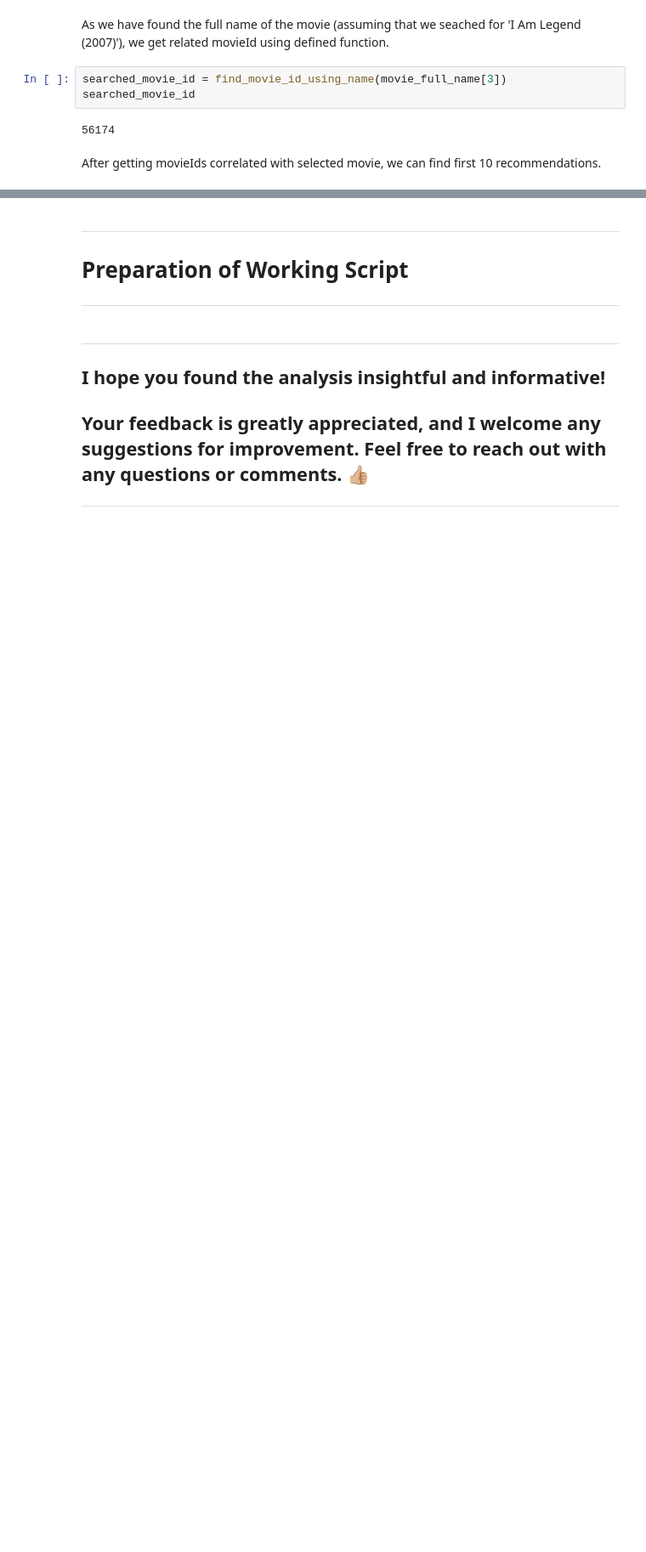
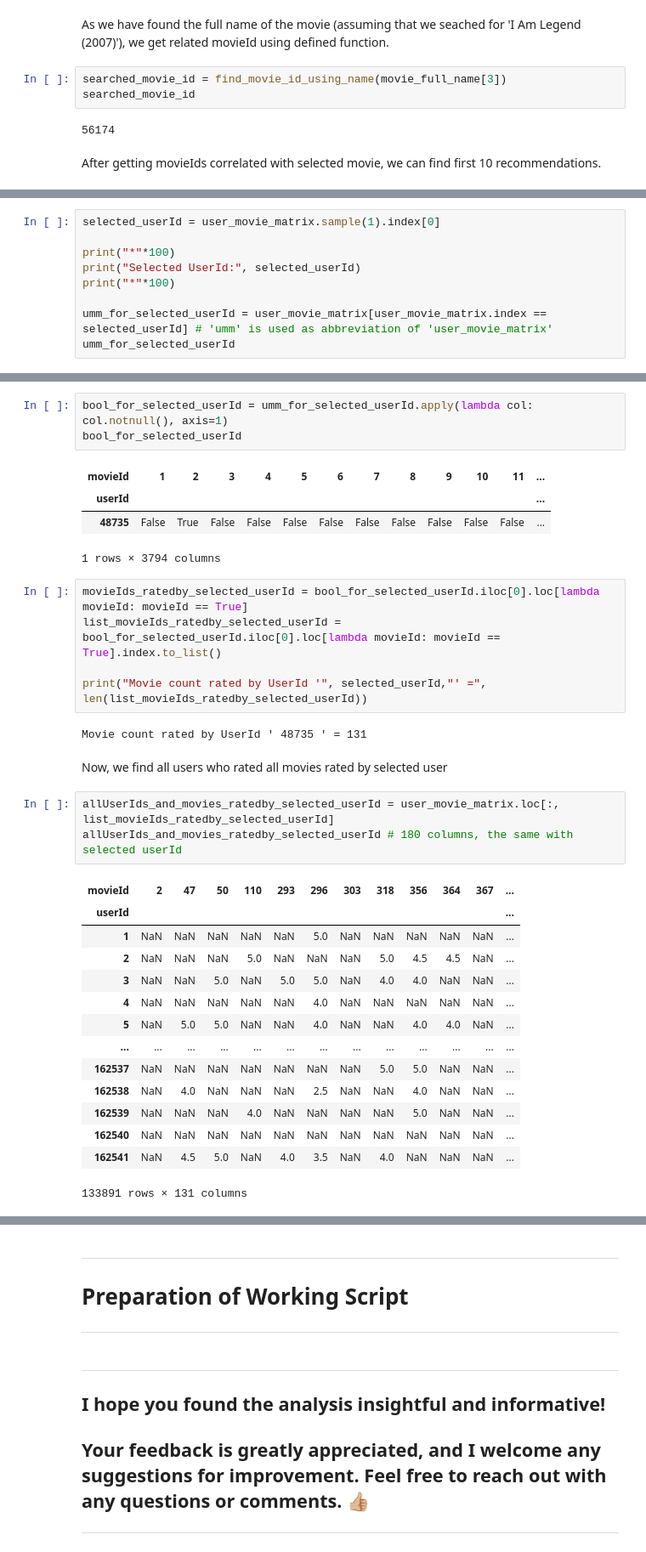
Before and after one commit to eray-yuztyurk/Content-Based-Movie-Recommendation, a Jupyter notebook: collaborative-filtering-movie-recommendation.ipynb, the cells around one changed output, grey strips where cells are left out. Shown at 85% size. Cells and saved outputs as stored; diff of their text form; blank space fills up the shorter version.

```diff
--- a/collaborative-filtering-movie-recommendation.ipynb
+++ b/collaborative-filtering-movie-recommendation.ipynb
@@ -301,0 +325,9 @@ print("*"*100)
+# %%
+selected_userId = user_movie_matrix.sample(1).index[0]
+
+print("*"*100)
+print("Selected UserId:", selected_userId)
+print("*"*100)
+
+umm_for_selected_userId = user_movie_matrix[user_movie_matrix.index == selected_userId] # 'umm' is used as abbreviation of 'user_movie_matrix'
+umm_for_selected_userId
@@ -301,0 +342,35 @@ print("*"*100)
+# %%
+bool_for_selected_userId = umm_for_selected_userId.apply(lambda col: col.notnull(), axis=1)
+bool_for_selected_userId
+# %% [output]
+| movieId | 1 | 2 | 3 | 4 | 5 | 6 | 7 | 8 | 9 | 10 | 11 | ... |
+| userId |  |  |  |  |  |  |  |  |  |  |  | ... |
+| 48735 | False | True | False | False | False | False | False | False | False | False | False | ... |
+1 rows × 3794 columns
+# %%
+movieIds_ratedby_selected_userId = bool_for_selected_userId.iloc[0].loc[lambda movieId: movieId == True]
+list_movieIds_ratedby_selected_userId = bool_for_selected_userId.iloc[0].loc[lambda movieId: movieId == True].index.to_list()
+
+print("Movie count rated by UserId '", selected_userId,"' =", len(list_movieIds_ratedby_selected_userId))
+# %% [output]
+Movie count rated by UserId ' 48735 ' = 131
+# %% [markdown]
+Now, we find all users who rated all movies rated by selected user
+# %%
+allUserIds_and_movies_ratedby_selected_userId = user_movie_matrix.loc[:, list_movieIds_ratedby_selected_userId]
+allUserIds_and_movies_ratedby_selected_userId # 180 columns, the same with selected userId
+# %% [output]
+| movieId | 2 | 47 | 50 | 110 | 293 | 296 | 303 | 318 | 356 | 364 | 367 | ... |
+| userId |  |  |  |  |  |  |  |  |  |  |  | ... |
+| 1 | NaN | NaN | NaN | NaN | NaN | 5.0 | NaN | NaN | NaN | NaN | NaN | ... |
+| 2 | NaN | NaN | NaN | 5.0 | NaN | NaN | NaN | 5.0 | 4.5 | 4.5 | NaN | ... |
+| 3 | NaN | NaN | 5.0 | NaN | 5.0 | 5.0 | NaN | 4.0 | 4.0 | NaN | NaN | ... |
+| 4 | NaN | NaN | NaN | NaN | NaN | 4.0 | NaN | NaN | NaN | NaN | NaN | ... |
+| 5 | NaN | 5.0 | 5.0 | NaN | NaN | 4.0 | NaN | NaN | 4.0 | 4.0 | NaN | ... |
+| ... | ... | ... | ... | ... | ... | ... | ... | ... | ... | ... | ... | ... |
+| 162537 | NaN | NaN | NaN | NaN | NaN | NaN | NaN | 5.0 | 5.0 | NaN | NaN | ... |
+| 162538 | NaN | 4.0 | NaN | NaN | NaN | 2.5 | NaN | NaN | 4.0 | NaN | NaN | ... |
+| 162539 | NaN | NaN | NaN | 4.0 | NaN | NaN | NaN | NaN | 5.0 | NaN | NaN | ... |
+| 162540 | NaN | NaN | NaN | NaN | NaN | NaN | NaN | NaN | NaN | NaN | NaN | ... |
+| 162541 | NaN | 4.5 | 5.0 | NaN | 4.0 | 3.5 | NaN | 4.0 | NaN | NaN | NaN | ... |
+133891 rows × 131 columns
```
Also changed, not shown: parts of 13 cells of this notebook.
